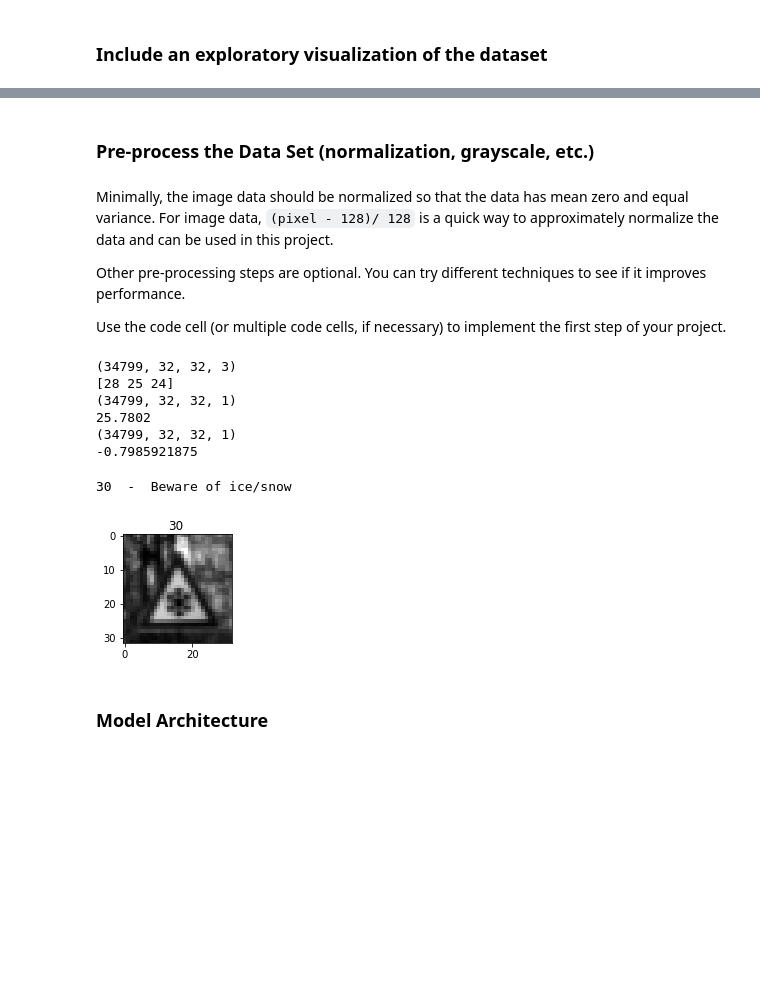
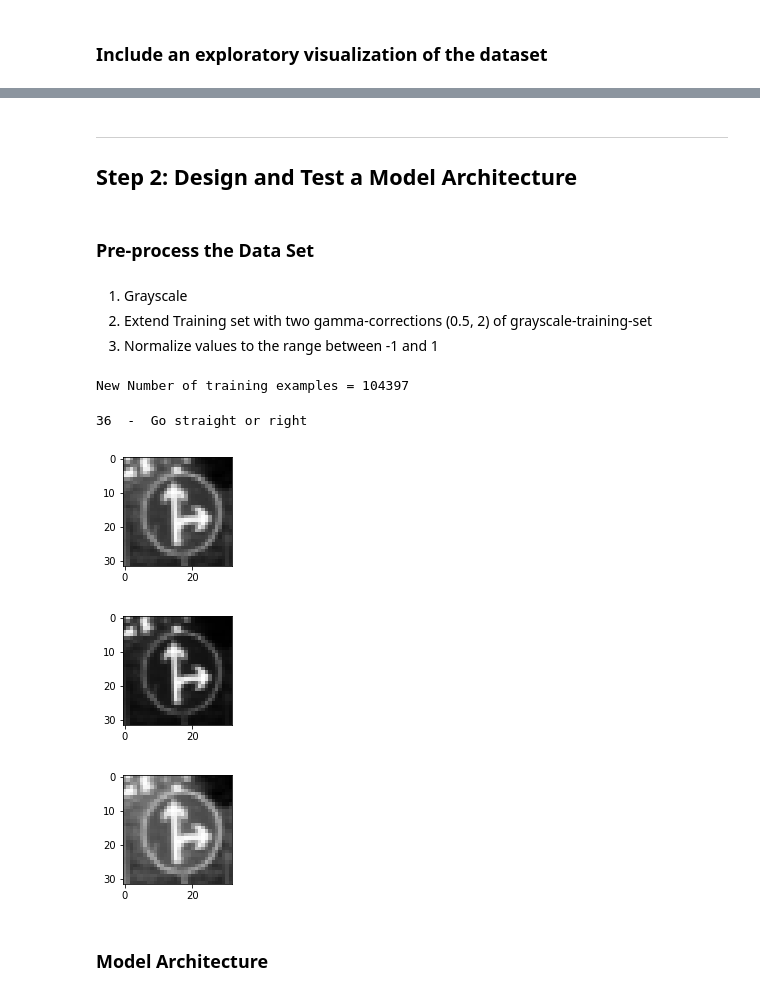
Before and after one commit to stein089/CarND-Traffic-Sign-Classifier-Project, a Jupyter notebook: Traffic_Sign_Classifier.ipynb, the cells around one changed output, grey strips where cells are left out. Saved outputs shown, nothing was run; the diff lists cells and outputs as text; code cells hidden in the pictures; blank space fills up the shorter version.

```diff
--- a/Traffic_Sign_Classifier.ipynb
+++ b/Traffic_Sign_Classifier.ipynb
@@ -143,17 +104,20 @@ Here is an example of a [published baseline model on this problem](http://yann.l
+# %% [markdown]
+----
+
+## Step 2: Design and Test a Model Architecture
 # %% [markdown]
-### Pre-process the Data Set (normalization, grayscale, etc.)
+### Pre-process the Data Set
-# %% [markdown]
-Minimally, the image data should be normalized so that the data has mean zero and equal variance. For image data, `(pixel - 128)/ 128` is a quick way to approximately normalize the data and can be used in this project.
-
-Other pre-processing steps are optional. You can try different techniques to see if it improves performance.
-
-Use the code cell (or multiple code cells, if necessary) to implement the first step of your project.
+# %% [markdown]
+1. Grayscale
+2. Extend Training set with two gamma-corrections (0.5, 2) of grayscale-training-set
+3. Normalize values to the range between -1 and 1
 # %%
 ### Preprocess the data here. It is required to normalize the data. Other preprocessing steps could include
 ### converting to grayscale, etc.
 ### Feel free to use as many code cells as needed.
 
 from sklearn.utils import shuffle
+import cv2
 
 def rgb2gray(rgb):
     r, g, b = rgb[:,:,:,0], rgb[:,:,:,1], rgb[:,:,:,2]
@@ -161,43 +125,48 @@ def rgb2gray(rgb):
     gray = np.expand_dims(gray, axis=3)
     return gray
 
+# From: http://py-fu.blogspot.co.at/2014/04/simple-gamma-correction-with-opencv.html
+def gamma_correction(img, correction):
+    img = img/255.0
+    img = cv2.pow(img, correction)
+    return np.uint8(img*255)
 
-X_train, y_train = shuffle(X_train, y_train)
+X_train = rgb2gray(X_train_in)
+X_valid = rgb2gray(X_valid_in)
+X_test = rgb2gray(X_test_in)
+y_train = y_train_in
+y_valid = y_valid_in
+y_test = y_test_in
 
-print(X_train.shape)
-print(X_train[0,0,0])
-
-X_train = rgb2gray(X_train)
-X_valid = rgb2gray(X_valid)
-X_test = rgb2gray(X_test)
-
-print(X_train.shape)
-print(X_train[0,0,0,0])
+# Concatenate training set with gamma_corrected variations of itself
+X_train = np.concatenate((X_train, gamma_correction(X_train, 0.5), gamma_correction(X_train, 2)), axis=0)
+y_train = np.concatenate((y_train, y_train, y_train), axis=0)
 
 X_train = (X_train-128.0)/128.0
 X_valid = (X_valid-128.0)/128.0
 X_test  = (X_test-128.0)/128.0
 
-print(X_train.shape)
-print(X_train[0,0,0,0])
+print("New Number of training examples =", len(X_train))
 # %% [output]
-(34799, 32, 32, 3)
-[28 25 24]
-(34799, 32, 32, 1)
-25.7802
-(34799, 32, 32, 1)
--0.7985921875
+New Number of training examples = 104397
 # %%
 # Plot preprocessed input images
 
-index = random.randint(0, len(X_valid))
 fig = plt.figure(figsize=(2,2))
-plt.imshow(X_valid[index].squeeze(), cmap="gray")
-fig.suptitle(str(y_valid[index]))
-print(y_valid[index], " - ", signame_dict[str(y_valid[index])])
+plt.imshow(X_train[index].squeeze(), cmap="gray")
+
+fig = plt.figure(figsize=(2,2))
+plt.imshow(X_train[index+2*len(X_train_in)].squeeze(), cmap="gray")
+
+fig = plt.figure(figsize=(2,2))
+plt.imshow(X_train[index+1*len(X_train_in)].squeeze(), cmap="gray")
+
+print(y_train[index], " - ", signame_dict[str(y_train[index])])
 # %% [output]
-30  -  Beware of ice/snow
+36  -  Go straight or right
-[figure, old version]
+[figure, new version]
+[figure, added]
+[figure, added]
 # %% [markdown]
 ### Model Architecture
 # %%
```
Also changed, not shown: parts of 24 cells of this notebook.
